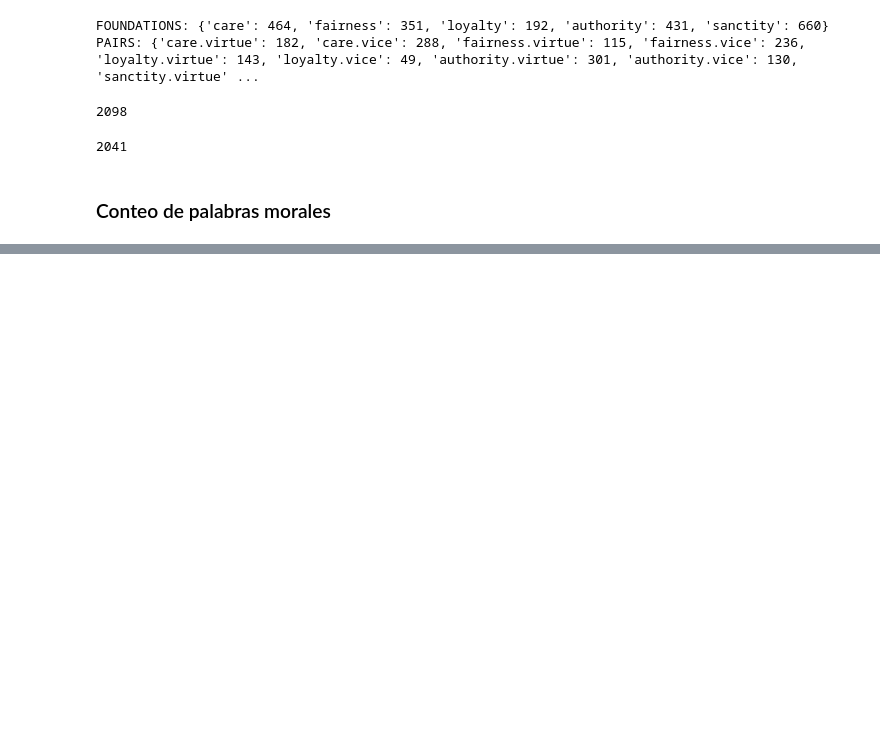
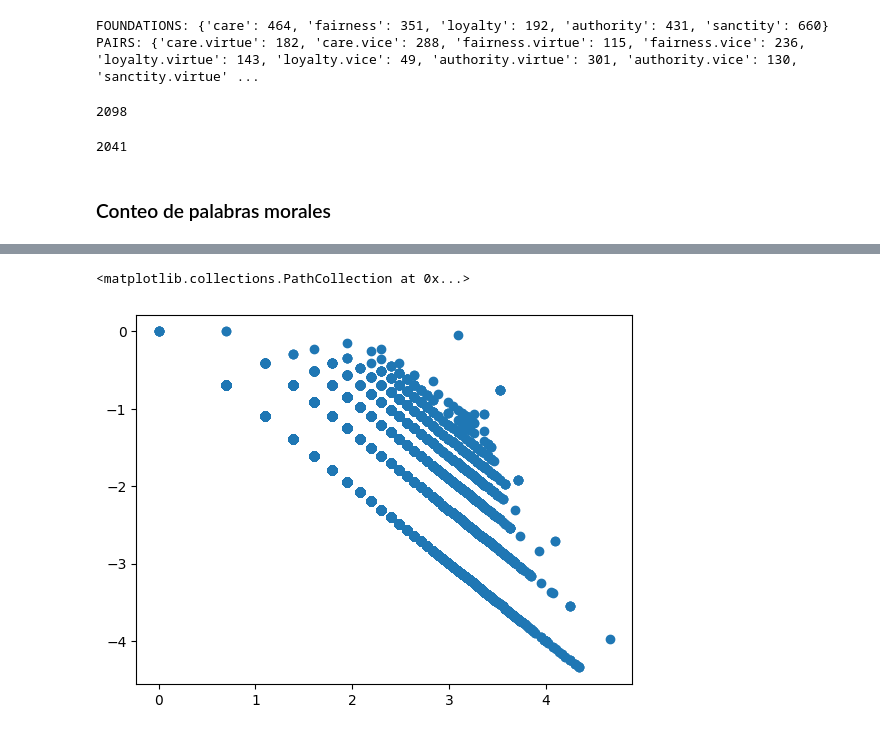
Before and after one commit to DiegoLeonG96/Scaling-laws-in-moral-dynamics-on-social-media, a Jupyter notebook: Exploration.ipynb, the cells around one changed output, grey strips where cells are left out. Drawn from its saved outputs; the diff is of its cells as text; code cells hidden in the pictures; blank space fills up the shorter version.

```diff
--- a/Exploration.ipynb
+++ b/Exploration.ipynb
@@ -212,0 +292,5 @@ len(np.unique(foundations_total_list))
+# %%
+plt.scatter(np.log(twitter_plots_data["message_len"]), np.log(twitter_plots_data["moral_freq"]))
+# %% [output]
+<matplotlib.collections.PathCollection at 0x...>
+[figure, added]
```
Also changed, not shown: parts of 15 cells of this notebook, 1 other file.
